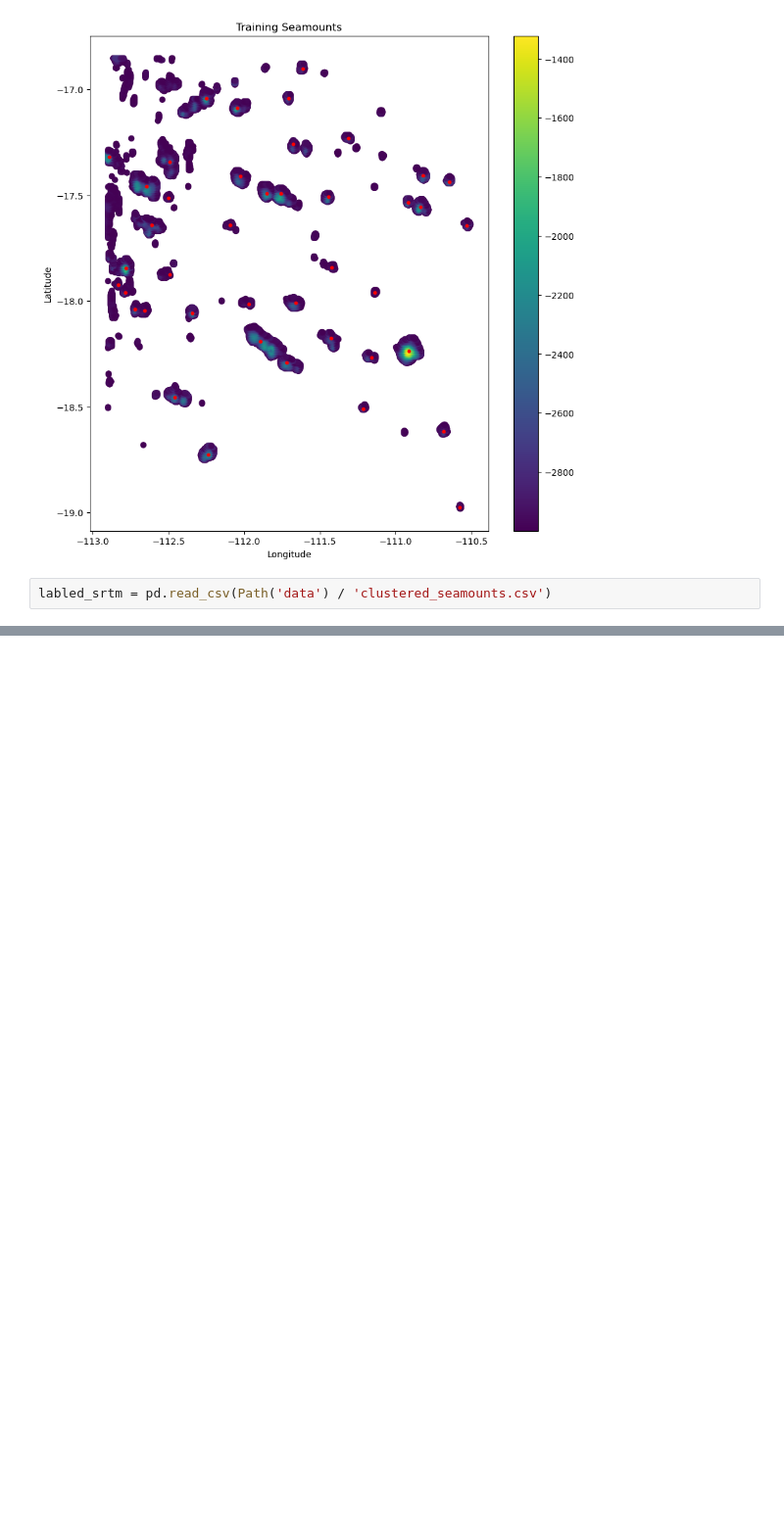
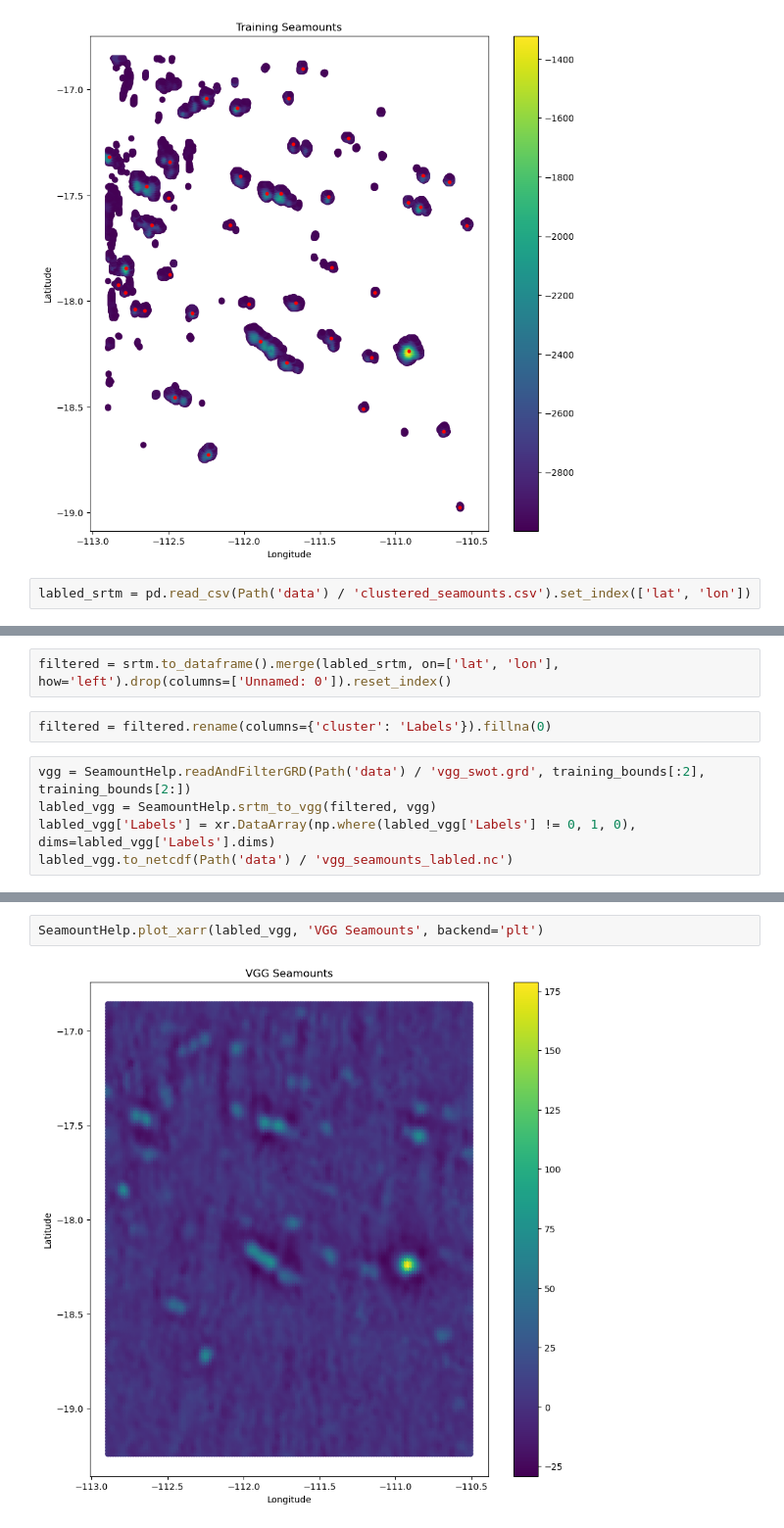
Before and after one commit to mawks12/seamount_picking, a Jupyter notebook: code/datalook_newclustertest.ipynb, the cells around one changed output, grey strips where cells are left out. Shown at 98% size. Cells and saved outputs as stored; diff of their text form; blank space fills up the shorter version.

```diff
--- a/code/datalook_newclustertest.ipynb
+++ b/code/datalook_newclustertest.ipynb
@@ -25,4 +25,4 @@ ax.scatter(points['lon'], points['lat'], c='r', s=10);
 # %% [output]
 [figure]
 # %%
-labled_srtm = pd.read_csv(Path('data') / 'clustered_seamounts.csv')
+labled_srtm = pd.read_csv(Path('data') / 'clustered_seamounts.csv').set_index(['lat', 'lon'])
@@ -64,0 +29,9 @@ merged.to_csv(Path('data') / 'clustered_seamounts.csv', index=False)
+# %%
+filtered = srtm.to_dataframe().merge(labled_srtm, on=['lat', 'lon'], how='left').drop(columns=['Unnamed: 0']).reset_index()
+# %%
+filtered = filtered.rename(columns={'cluster': 'Labels'}).fillna(0)
+# %%
+vgg = SeamountHelp.readAndFilterGRD(Path('data') / 'vgg_swot.grd', training_bounds[:2], training_bounds[2:])
+labled_vgg = SeamountHelp.srtm_to_vgg(filtered, vgg)
+labled_vgg['Labels'] = xr.DataArray(np.where(labled_vgg['Labels'] != 0, 1, 0), dims=labled_vgg['Labels'].dims)
+labled_vgg.to_netcdf(Path('data') / 'vgg_seamounts_labled.nc')
@@ -64,0 +46,4 @@ merged.to_csv(Path('data') / 'clustered_seamounts.csv', index=False)
+# %%
+SeamountHelp.plot_xarr(labled_vgg, 'VGG Seamounts', backend='plt')
+# %% [output]
+[figure, added]
```
Also changed, not shown: parts of 6 cells of this notebook, 11 other files.
